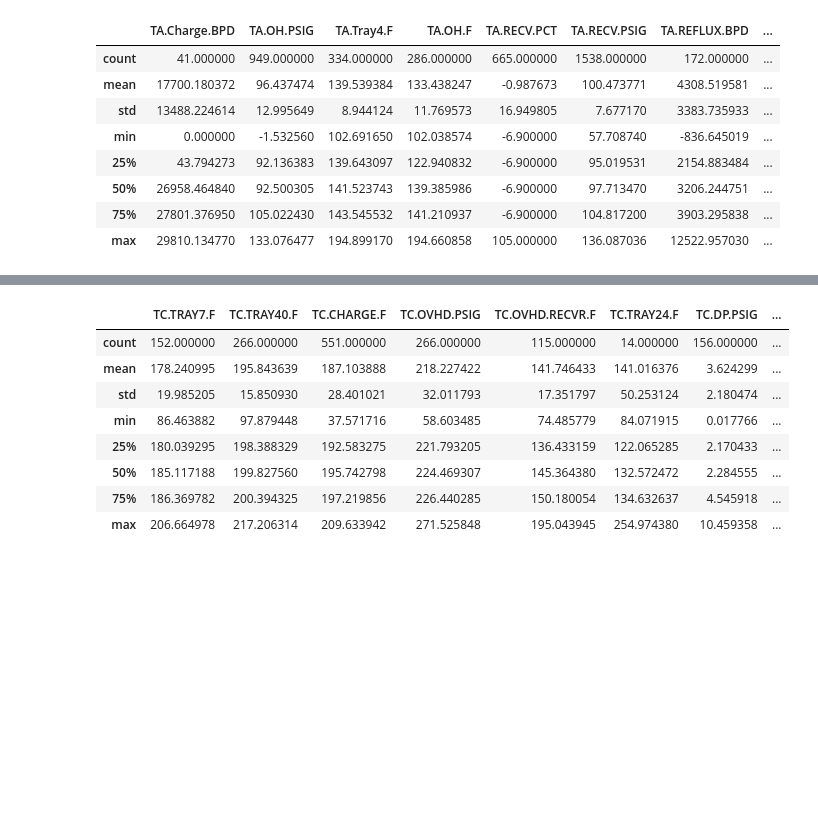
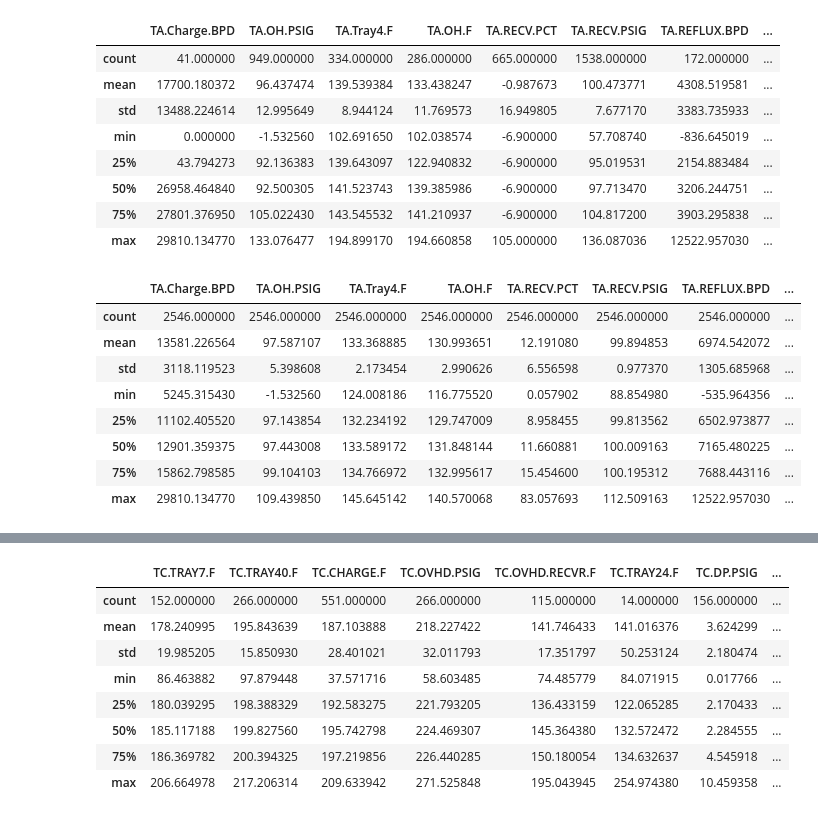
Before and after one commit to Jarney903/Red-ProjectHub, a Jupyter notebook: ETL/clean_data_function.ipynb, the cells around one changed output, grey strips where cells are left out. Drawn from its saved outputs; the diff is of its cells as text; code cells hidden in the pictures; blank space fills up the shorter version.

Commit message:
manually dropped invalid rows for each dataset

```diff
--- a/ETL/clean_data_function.ipynb
+++ b/ETL/clean_data_function.ipynb
@@ -212,3 +239,23 @@ ta_outliers.describe()
 | 50% | 26958.464840 | 92.500305 | 141.523743 | 139.385986 | -6.900000 | 97.713470 | 3206.244751 | ... |
 | 75% | 27801.376950 | 105.022430 | 143.545532 | 141.210937 | -6.900000 | 104.817200 | 3903.295838 | ... |
 | max | 29810.134770 | 133.076477 | 194.899170 | 194.660858 | 105.000000 | 136.087036 | 12522.957030 | ... |
+# %%
+# null out dataset specific invalid values
+ta_data.loc[(ta_data['TA.RECV.PCT'] < 0) | (ta_data['TA.RECV.PCT'] > 100)] = np.nan
+ta_data.loc[ta_data['TA.Charge.BPD'] < 5000] = np.nan
+ta_data.loc[ta_data['TA.RECYCLE.TO.CONTACT.BPD'] < 1000] = np.nan
+ta_data.loc[(ta_data['TA.BTM.LEVEL.PCT'] < 0) | (ta_data['TA.BTM.LEVEL.PCT'] > 100)] = np.nan
+# %%
+# drop nulls
+ta_data = ta_data.dropna()
+ta_data.describe()
+# %% [output]
+|  | TA.Charge.BPD | TA.OH.PSIG | TA.Tray4.F | TA.OH.F | TA.RECV.PCT | TA.RECV.PSIG | TA.REFLUX.BPD | ... |
+| count | 2546.000000 | 2546.000000 | 2546.000000 | 2546.000000 | 2546.000000 | 2546.000000 | 2546.000000 | ... |
+| mean | 13581.226564 | 97.587107 | 133.368885 | 130.993651 | 12.191080 | 99.894853 | 6974.542072 | ... |
+| std | 3118.119523 | 5.398608 | 2.173454 | 2.990626 | 6.556598 | 0.977370 | 1305.685968 | ... |
+| min | 5245.315430 | -1.532560 | 124.008186 | 116.775520 | 0.057902 | 88.854980 | -535.964356 | ... |
+| 25% | 11102.405520 | 97.143854 | 132.234192 | 129.747009 | 8.958455 | 99.813562 | 6502.973877 | ... |
+| 50% | 12901.359375 | 97.443008 | 133.589172 | 131.848144 | 11.660881 | 100.009163 | 7165.480225 | ... |
+| 75% | 15862.798585 | 99.104103 | 134.766972 | 132.995617 | 15.454600 | 100.195312 | 7688.443116 | ... |
+| max | 29810.134770 | 109.439850 | 145.645142 | 140.570068 | 83.057693 | 112.509163 | 12522.957030 | ... |
```
Also changed, not shown: parts of 14 cells of this notebook.
